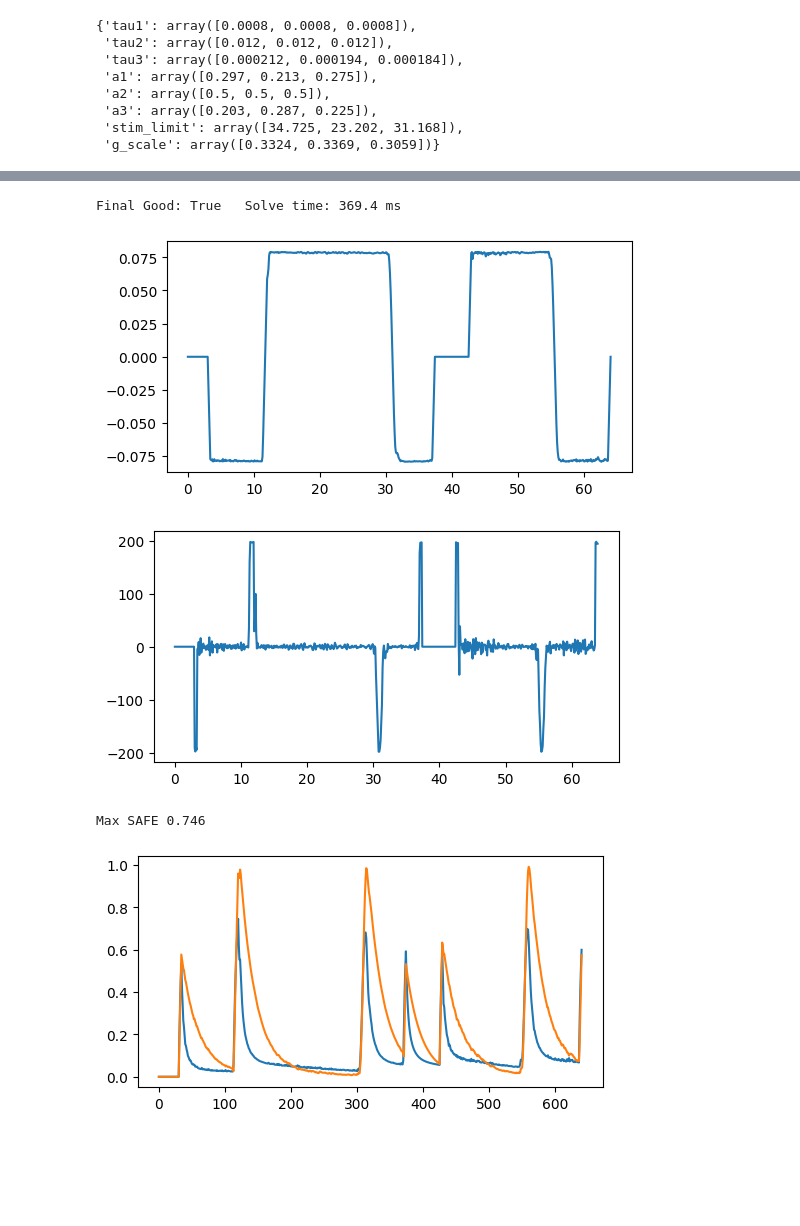
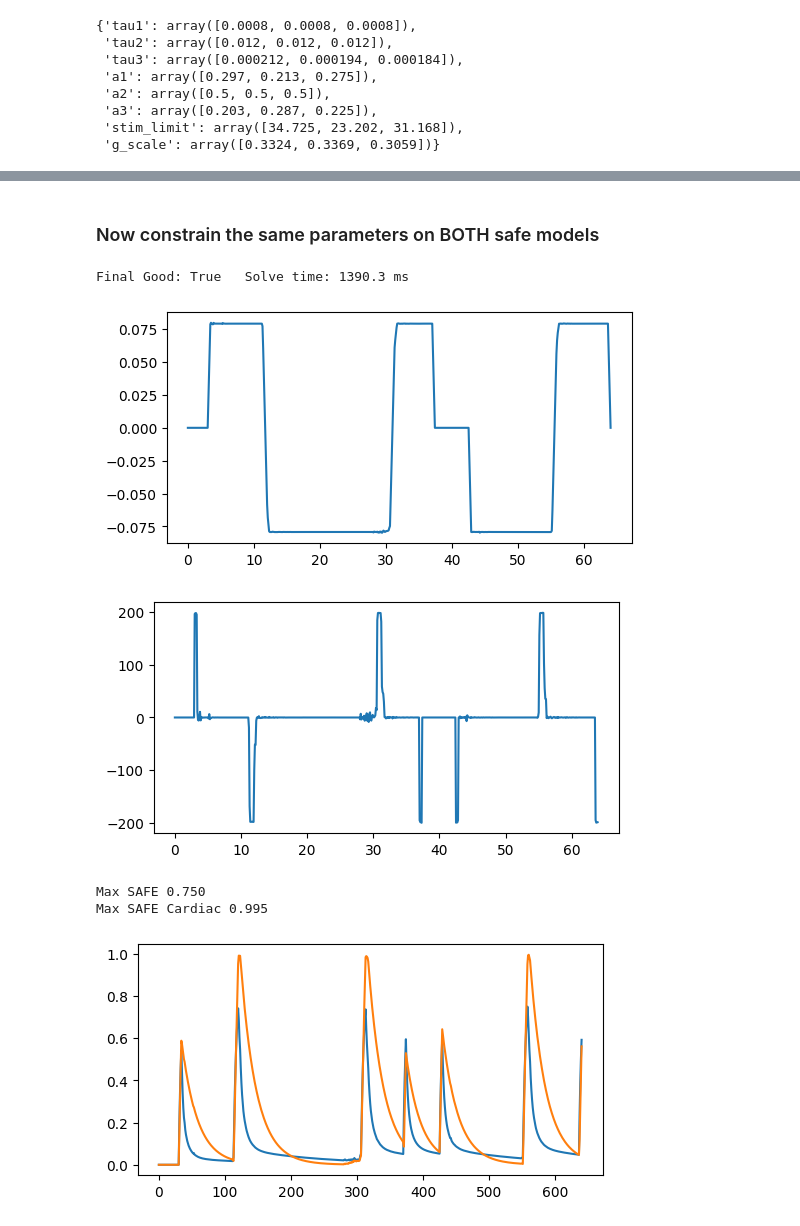
Before and after one commit to cmr-group/gropt-dev, a Jupyter notebook: examples/safe_diff/multi_constraint.ipynb, the cells around one changed output, grey strips where cells are left out. Saved outputs shown, nothing was run; the diff lists cells and outputs as text; code cells hidden in the pictures; blank space fills up the shorter version.

```diff
--- a/examples/safe_diff/multi_constraint.ipynb
+++ b/examples/safe_diff/multi_constraint.ipynb
@@ -65,4 +71,6 @@ Max SAFE 0.787
 [figure]
+# %% [markdown]
+### Now constrain the same parameters on BOTH safe models
 # %%
 gparams = gropt.GroptParams()
 gparams.diff_init(dt=100e-6)
@@ -73,43 +81,48 @@ gparams.add_smax(200)
 gparams.add_moment(0,0.0)
 gparams.add_moment(1,0.0)
 gparams.add_moment(2,0.0)
-gparams.add_bvalue(759.8,1)
+gparams.add_bvalue(778,1)
 gparams.add_SAFE(safe_params=safe_params)
 gparams.add_SAFE(safe_params=safe_params_cardiac)
 
 start_t = timer()
 gparams.init()
-gparams.solve(ils_tol = 0.1, n_iter = 5000)
+gparams.solve(n_iter = 5000)
 out = gparams.get_out()
 stop_t = timer()
 
 print(f'Final Good: {gparams.final_good>0}   Solve time: {1000*(stop_t-start_t):.1f} ms')
 
 
+# Plotting
+# ------------------------
 plt.figure(figsize=(6,3))
 tt_ms = np.arange(out.size)*gparams.dt*1e3
 plt.plot(tt_ms, out)
 plt.show()
 
 plt.figure(figsize=(6,3))
 plt.plot(tt_ms[:-1], np.diff(out)/gparams.dt)
 plt.show()
 
 new_first_axis = 0
 safe = gropt.gropt_wrapper.get_SAFE(out, gparams.dt,
                                     new_first_axis=new_first_axis,
                                     safe_params=safe_params)
 safe_cardiac = gropt.gropt_wrapper.get_SAFE(out, gparams.dt,
                                     new_first_axis=new_first_axis,
                                     safe_params=safe_params_cardiac)
+
 print(f'Max SAFE {np.max(safe):.3f}')
+print(f'Max SAFE Cardiac {np.max(safe_cardiac):.3f}')
 plt.figure(figsize=(6,3))
 plt.plot(safe)
 plt.plot(safe_cardiac)
 plt.show()
 # %% [output]
-Final Good: True   Solve time: 369.4 ms
+Final Good: True   Solve time: 1390.3 ms
-[figure, old version]
+[figure, new version]
-[figure, old version]
+[figure, new version]
-Max SAFE 0.746
+Max SAFE 0.750
+Max SAFE Cardiac 0.995
-[figure, old version]
+[figure, new version]
```
Also changed, not shown: parts of 5 cells of this notebook, 10 other files.
